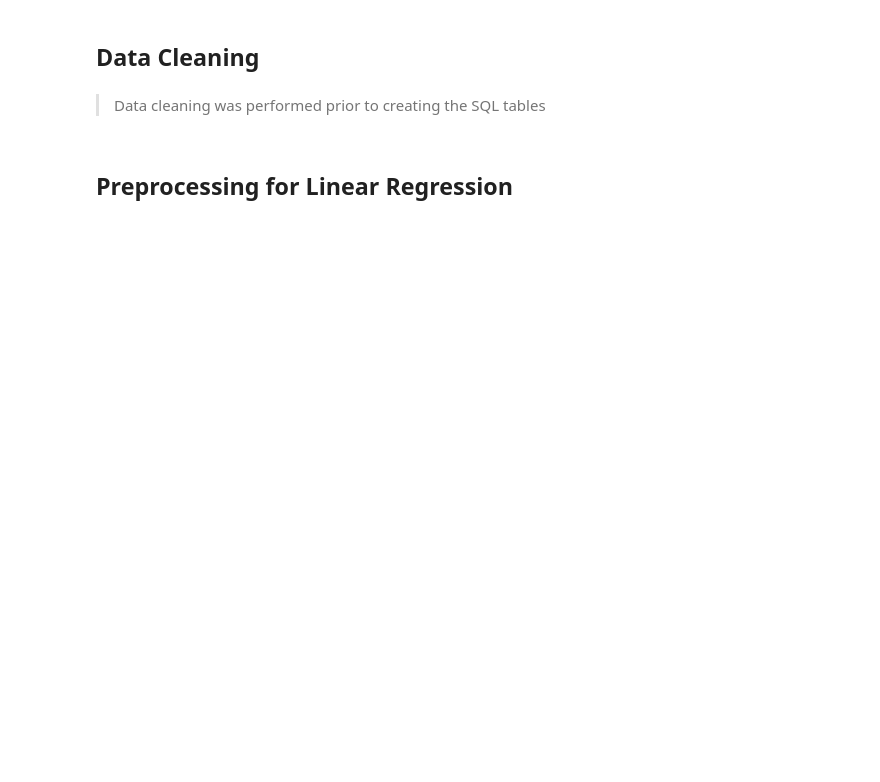
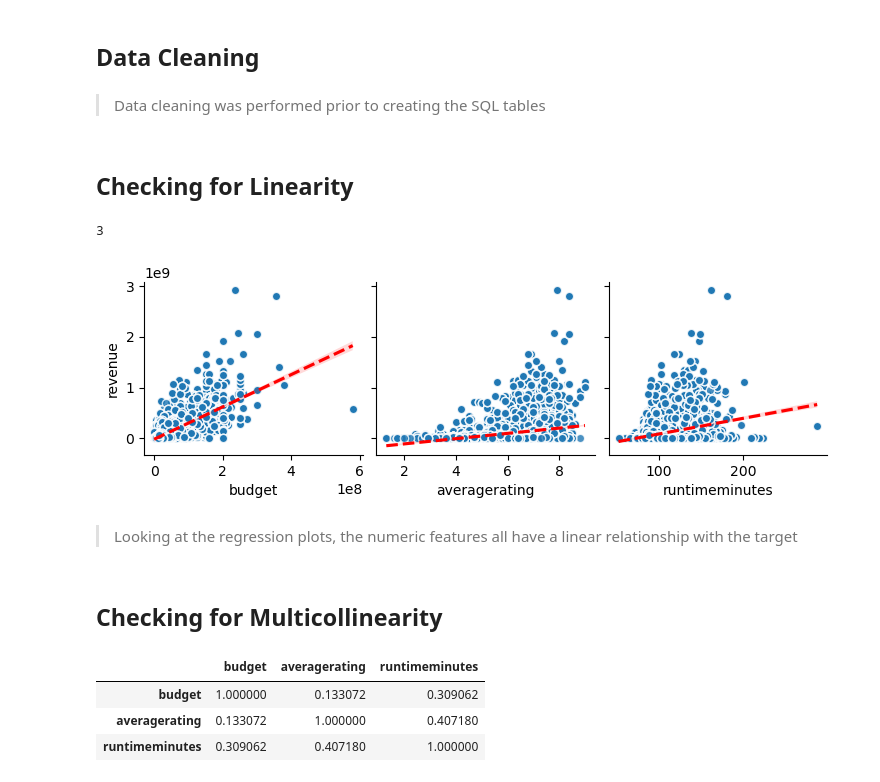
Before and after one commit to kevinbrnett/How-to-Make-a-Successful-Movie, a Jupyter notebook: Linear Regression.ipynb, the cells around one changed output. Cells and saved outputs as stored; diff of their text form; code cells hidden in the pictures; blank space fills up the shorter version.

```diff
--- a/Linear Regression.ipynb
+++ b/Linear Regression.ipynb
@@ -73,6 +98,33 @@ memory usage: 503.0+ KB
 # %% [markdown]
 ## Data Cleaning
-# %% [markdown]
-> Data cleaning was performed prior to creating the SQL tables
-# %% [markdown]
-## Preprocessing for Linear Regression
+# %% [markdown]
+> Data cleaning was performed prior to creating the SQL tables
+# %% [markdown]
+## Checking for Linearity
+# %%
+# Save list of numeric features for pairplot
+num_selector = make_column_selector(dtype_include='number')
+cols = num_selector(df.drop(columns='revenue'))
+len(cols)
+# %% [output]
+3
+# %%
+# Regression pairplot
+sns.pairplot(df, y_vars='revenue', kind='reg',x_vars=cols,
+             plot_kws=dict(line_kws={'color':'red', 'ls':'--'},
+                           scatter_kws={'edgecolor':'white','lw':1}));
+# %% [output]
+[figure, added]
+# %% [markdown]
+> Looking at the regression plots, the numeric features all have a linear relationship with the target
+# %% [markdown]
+## Checking for Multicollinearity
+# %%
+# Calculate absolute values of correlations
+corr = df.drop(columns='revenue').corr().abs()
+corr
+# %% [output]
+|  | budget | averagerating | runtimeminutes |
+| budget | 1.000000 | 0.133072 | 0.309062 |
+| averagerating | 0.133072 | 1.000000 | 0.407180 |
+| runtimeminutes | 0.309062 | 0.407180 | 1.000000 |
```
Also changed, not shown: parts of 48 cells of this notebook.
